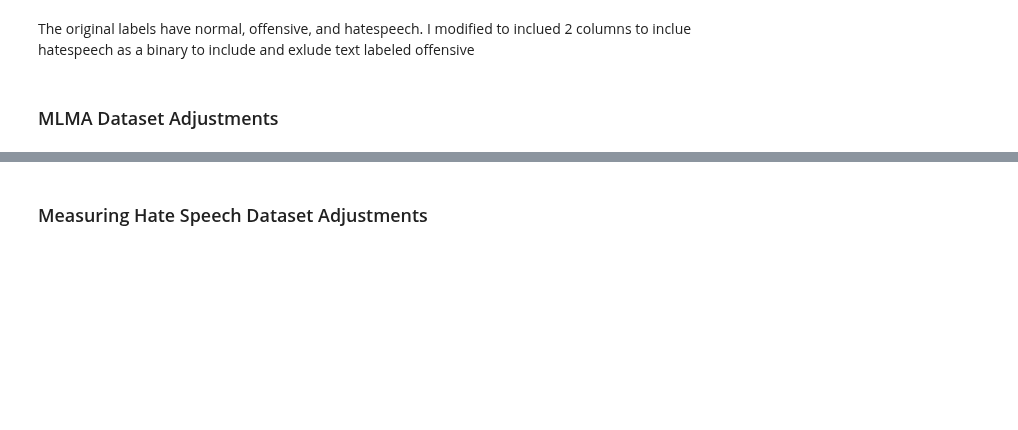
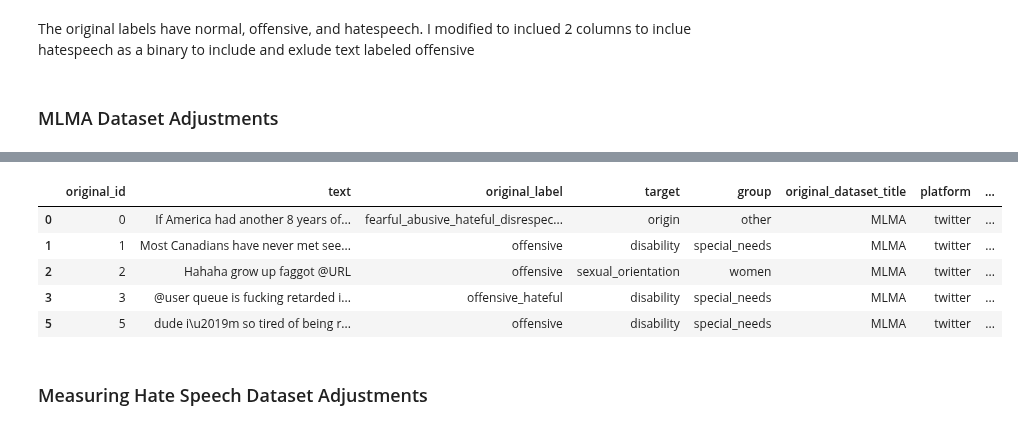
Before and after one commit to Takosaga/master_thesis, a Jupyter notebook: notebooks/processing_data.ipynb, the cells around one changed output, grey strips where cells are left out. Saved outputs shown, nothing was run; the diff lists cells and outputs as text; code cells hidden in the pictures; blank space fills up the shorter version.

Commit message:
feat: adjusted mlma df

```diff
--- a/notebooks/processing_data.ipynb
+++ b/notebooks/processing_data.ipynb
@@ -477,0 +498,12 @@ list
+# %%
+mlma_df['original_dataset_title'] = 'MLMA'
+mlma_df['platform'] = 'twitter'
+# %%
+column_remapping = {
+    'sentiment':'original_label',
+    'tweet':'text',
+    'HITId': 'original_id'
+}
+
+mlma_df = mlma_df.rename(columns=column_remapping)
+mlma_df.head()
@@ -477,0 +524,26 @@ list
+# %%
+import numpy as np
+
+# label_hatespeech_binary_offensive_not_included (as text)
+mlma_df['label_hatespeech_binary_offensive_not_included'] = np.where(mlma_df['original_label'].str.contains('hateful'), 'hatespeech', 'not_hatespeech')
+
+# label_hatespeech_binary_offensive_included (as text)
+mlma_df['label_hatespeech_binary_offensive_included'] = np.where(mlma_df['original_label'].str.contains('hateful') | mlma_df['original_label'].str.contains('offensive'), 'hatespeech/offensive', 'normal')
+
+# label_normal_offensive_hatespeech (as text)
+conditions = [
+    mlma_df['original_label'].str.contains('hateful'),
+    mlma_df['original_label'].str.contains('offensive')
+]
+
+choices = ['hatespeech', 'offensive']
+mlma_df['label_normal_offensive_hatespeech'] = np.select(conditions, choices, default='normal')
+# %%
+mlma_df.head()
+# %% [output]
+|  | original_id | text | original_label | target | group | original_dataset_title | platform | ... |
+| 0 | 0 | If America had another 8 years of... | fearful_abusive_hateful_disrespec... | origin | other | MLMA | twitter | ... |
+| 1 | 1 | Most Canadians have never met see... | offensive | disability | special_needs | MLMA | twitter | ... |
+| 2 | 2 | Hahaha grow up faggot @URL | offensive | sexual_orientation | women | MLMA | twitter | ... |
+| 3 | 3 | @user queue is fucking retarded i... | offensive_hateful | disability | special_needs | MLMA | twitter | ... |
+| 5 | 5 | dude i\u2019m so tired of being r... | offensive | disability | special_needs | MLMA | twitter | ... |
```
Also changed, not shown: parts of 16 cells of this notebook.
